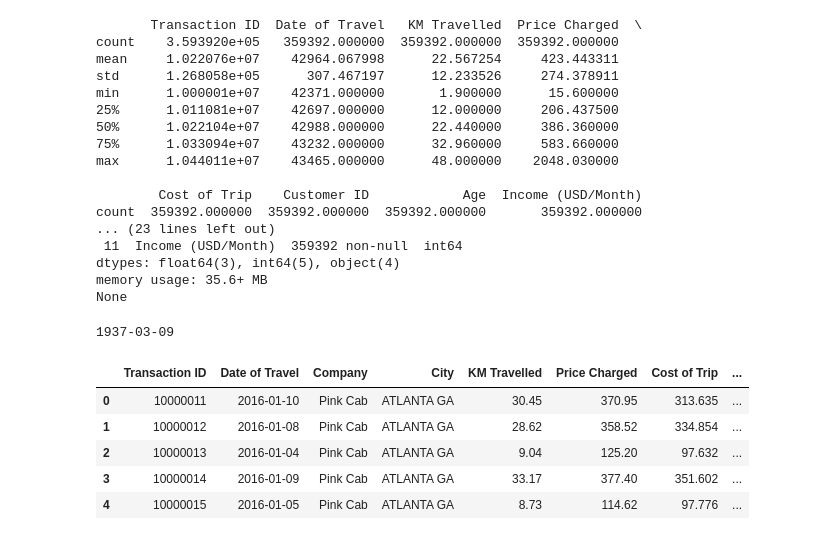
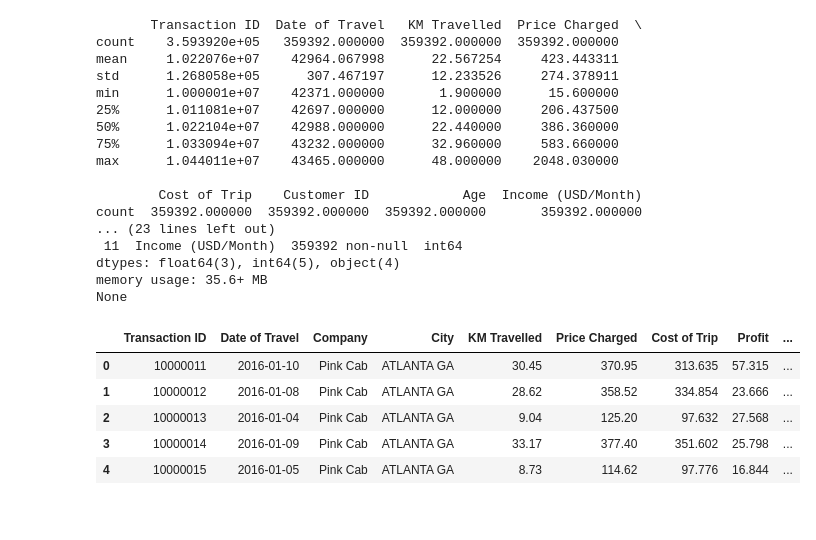
Before and after one commit to TheHamhams/taxi, a Jupyter notebook: taxi_notebook.ipynb, the cells around one changed output. Drawn from its saved outputs; the diff is of its cells as text; code cells hidden in the pictures.

Commit message:
created profit column, created profit table with yearly and average profit

```diff
--- a/taxi_notebook.ipynb
+++ b/taxi_notebook.ipynb
@@ -84,15 +84,19 @@ None
 from datetime import date, timedelta
 
 cab_merged['Date of Travel'] = cab_merged['Date of Travel'].apply(lambda x: (date(1900, 1, 1) + timedelta(x)).strftime("%Y-%m-%d"))
-n = 13581
-# %% [output]
-1937-03-09
-|  | Transaction ID | Date of Travel | Company | City | KM Travelled | Price Charged | Cost of Trip | ... |
-| 0 | 10000011 | 2016-01-10 | Pink Cab | ATLANTA GA | 30.45 | 370.95 | 313.635 | ... |
-| 1 | 10000012 | 2016-01-08 | Pink Cab | ATLANTA GA | 28.62 | 358.52 | 334.854 | ... |
-| 2 | 10000013 | 2016-01-04 | Pink Cab | ATLANTA GA | 9.04 | 125.20 | 97.632 | ... |
-| 3 | 10000014 | 2016-01-09 | Pink Cab | ATLANTA GA | 33.17 | 377.40 | 351.602 | ... |
-| 4 | 10000015 | 2016-01-05 | Pink Cab | ATLANTA GA | 8.73 | 114.62 | 97.776 | ... |
+# %%
+profit = cab_merged['Price Charged'] - cab_merged['Cost of Trip']
+
+cab_merged.insert(7, 'Profit', profit)
+
+cab_merged.head()
+# %% [output]
+|  | Transaction ID | Date of Travel | Company | City | KM Travelled | Price Charged | Cost of Trip | Profit | ... |
+| 0 | 10000011 | 2016-01-10 | Pink Cab | ATLANTA GA | 30.45 | 370.95 | 313.635 | 57.315 | ... |
+| 1 | 10000012 | 2016-01-08 | Pink Cab | ATLANTA GA | 28.62 | 358.52 | 334.854 | 23.666 | ... |
+| 2 | 10000013 | 2016-01-04 | Pink Cab | ATLANTA GA | 9.04 | 125.20 | 97.632 | 27.568 | ... |
+| 3 | 10000014 | 2016-01-09 | Pink Cab | ATLANTA GA | 33.17 | 377.40 | 351.602 | 25.798 | ... |
+| 4 | 10000015 | 2016-01-05 | Pink Cab | ATLANTA GA | 8.73 | 114.62 | 97.776 | 16.844 | ... |
 # %%
 pink = cab_merged[cab_merged.Company == 'Pink Cab']
 yellow = cab_merged[cab_merged.Company == 'Yellow Cab']
```
Also changed, not shown: parts of 2 cells of this notebook.
